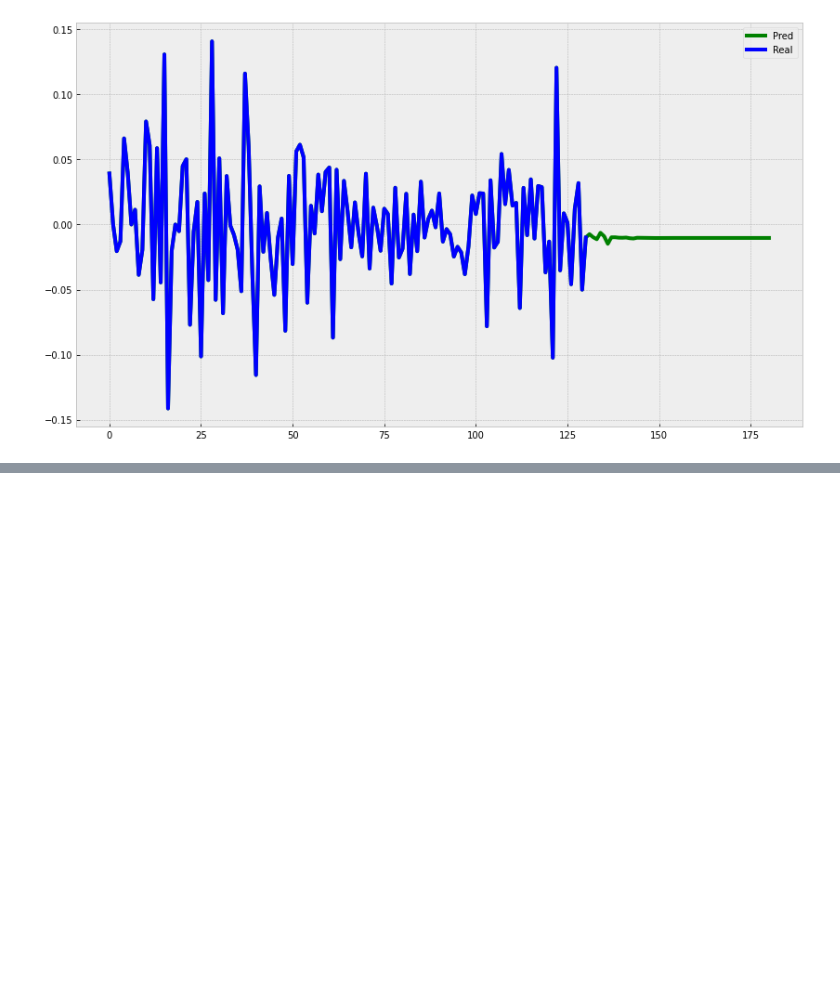
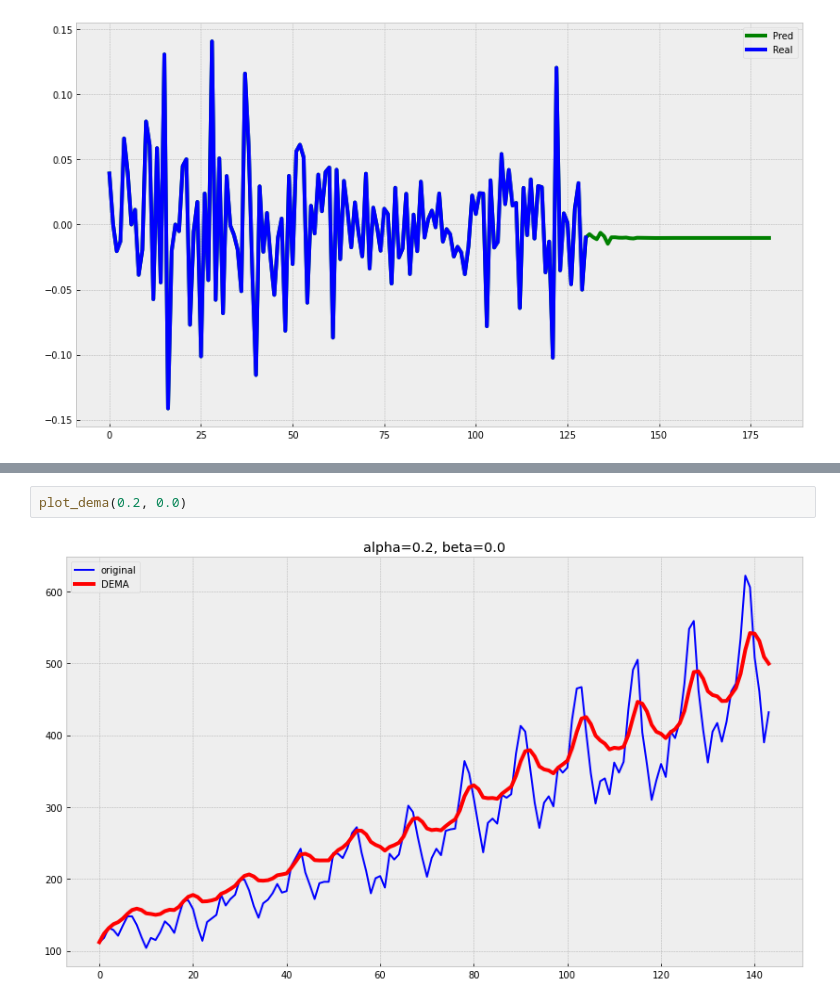
Before and after one commit to Geringer13/Netology_pyda, a Jupyter notebook: ML_Time_Series2_Homework.ipynb, the cells around one changed output, grey strips where cells are left out. Drawn from its saved outputs; the diff is of its cells as text; blank space fills up the shorter version.

```diff
--- a/ML_Time_Series2_Homework.ipynb
+++ b/ML_Time_Series2_Homework.ipynb
@@ -143,0 +183,4 @@ with plt.style.context('bmh'):
+# %%
+plot_dema(0.2, 0.0)
+# %% [output]
+[figure, added]
```
Also changed, not shown: parts of 32 cells of this notebook.
